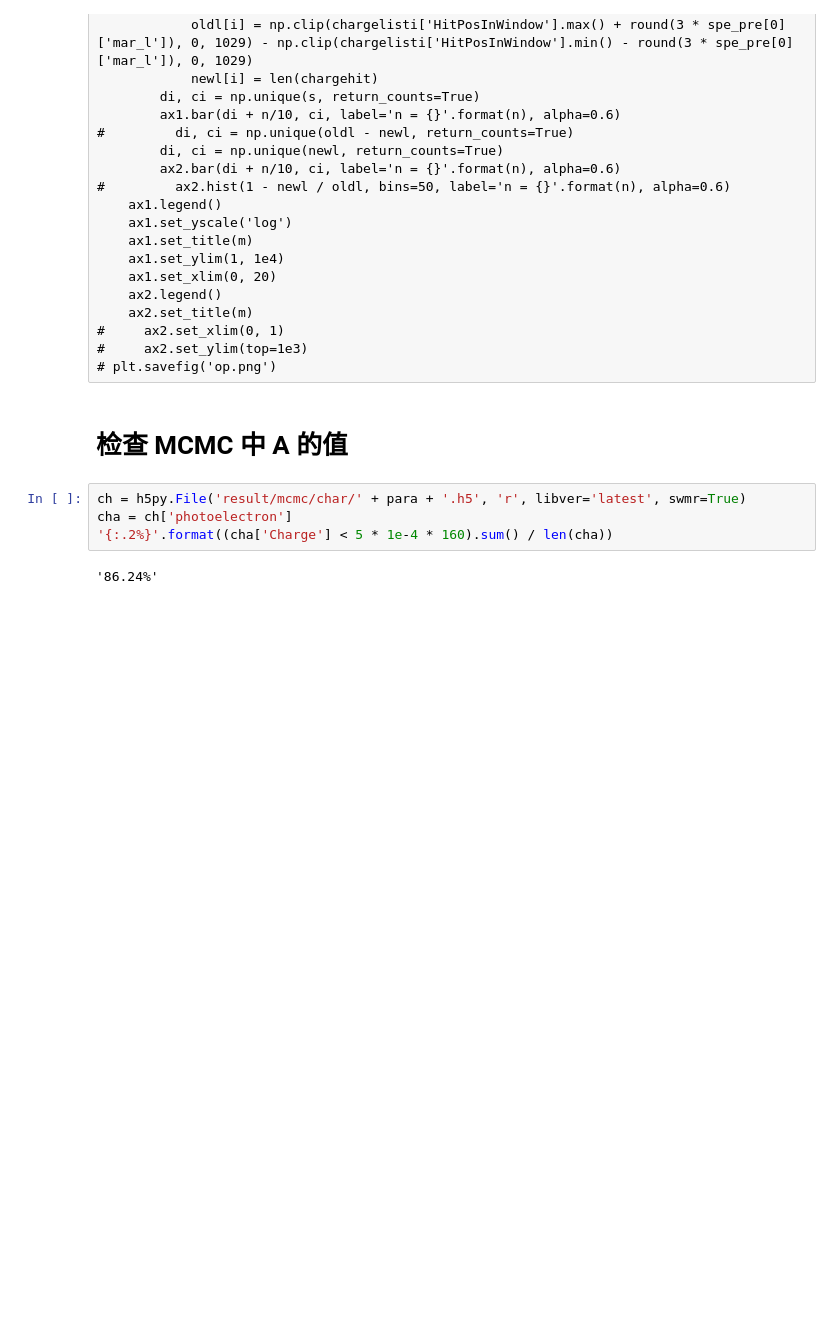
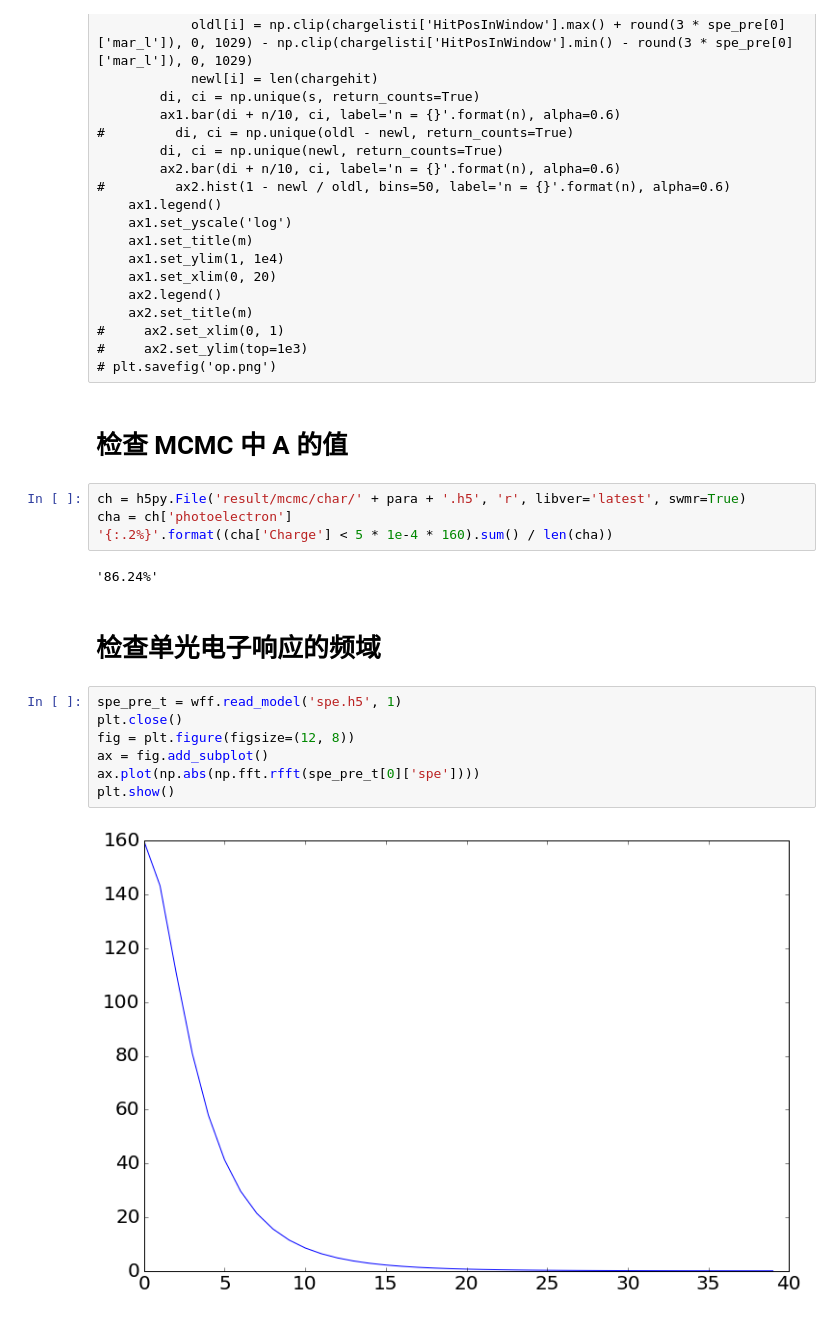
Before and after one commit to heroxbd/waveform-analysis, a Jupyter notebook: check.ipynb, the cells around one changed output. Saved outputs shown, nothing was run; the diff lists cells and outputs as text; blank space fills up the shorter version.

```diff
--- a/check.ipynb
+++ b/check.ipynb
@@ -239,3 +239,14 @@ cha = ch['photoelectron']
 '{:.2%}'.format((cha['Charge'] < 5 * 1e-4 * 160).sum() / len(cha))
 # %% [output]
 '86.24%'
+# %% [markdown]
+# 检查单光电子响应的频域
+# %%
+spe_pre_t = wff.read_model('spe.h5', 1)
+plt.close()
+fig = plt.figure(figsize=(12, 8))
+ax = fig.add_subplot()
+ax.plot(np.abs(np.fft.rfft(spe_pre_t[0]['spe'])))
+plt.show()
+# %% [output]
+[figure, added]
```
Also changed, not shown: parts of 1 cell of this notebook, 5 other files.
